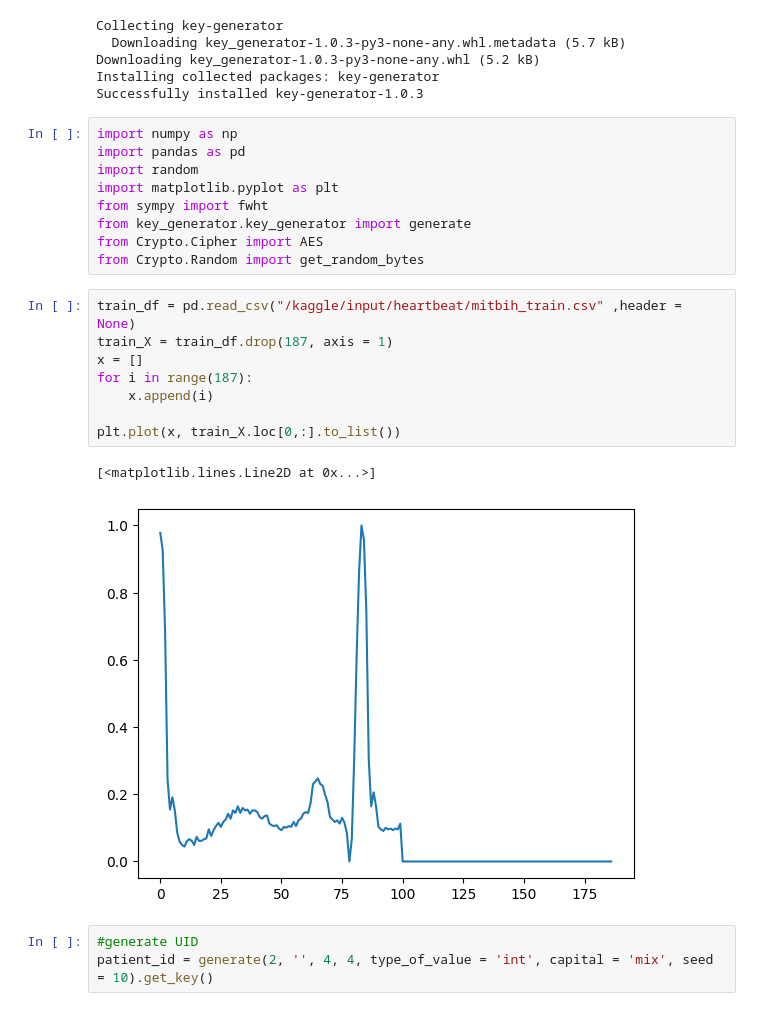
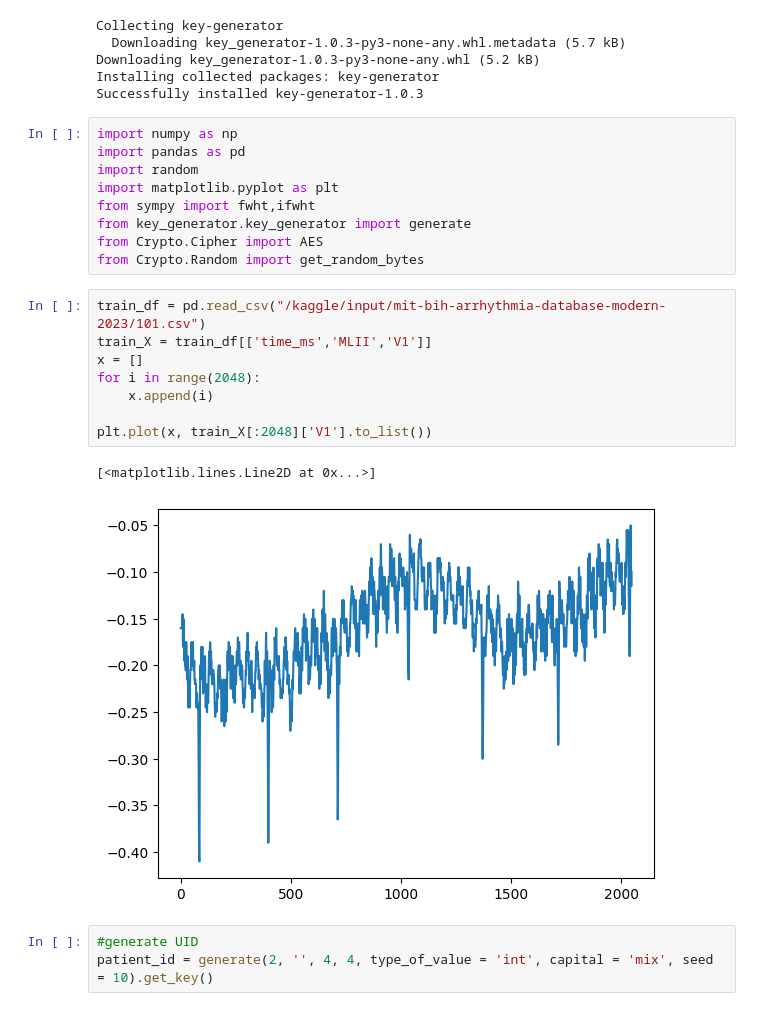
Before and after one commit to anirban21100/MIT-BIH, a Jupyter notebook: notebook-netsec-2024_v2.ipynb, the cells around one changed output. Drawn from its saved outputs; the diff is of its cells as text.

Commit message:
Kaggle Notebook | notebook_netsec_2024 | Version 6

```diff
--- a/notebook-netsec-2024_v2.ipynb
+++ b/notebook-netsec-2024_v2.ipynb
@@ -23,21 +23,21 @@ import numpy as np
 import pandas as pd
 import random
 import matplotlib.pyplot as plt
-from sympy import fwht
+from sympy import fwht,ifwht
 from key_generator.key_generator import generate
 from Crypto.Cipher import AES
 from Crypto.Random import get_random_bytes
 # %%
-train_df = pd.read_csv("/kaggle/input/heartbeat/mitbih_train.csv" ,header = None)
-train_X = train_df.drop(187, axis = 1)
+train_df = pd.read_csv("/kaggle/input/mit-bih-arrhythmia-database-modern-2023/101.csv")
+train_X = train_df[['time_ms','MLII','V1']]
 x = []
-for i in range(187):
+for i in range(2048):
     x.append(i)
 
-plt.plot(x, train_X.loc[0,:].to_list())
+plt.plot(x, train_X[:2048]['V1'].to_list())
 # %% [output]
 [<matplotlib.lines.Line2D at 0x...>]
-[figure, old version]
+[figure, new version]
 # %%
 #generate UID
 patient_id = generate(2, '', 4, 4, type_of_value = 'int', capital = 'mix', seed = 10).get_key()
```
Also changed, not shown: parts of 4 cells of this notebook.
